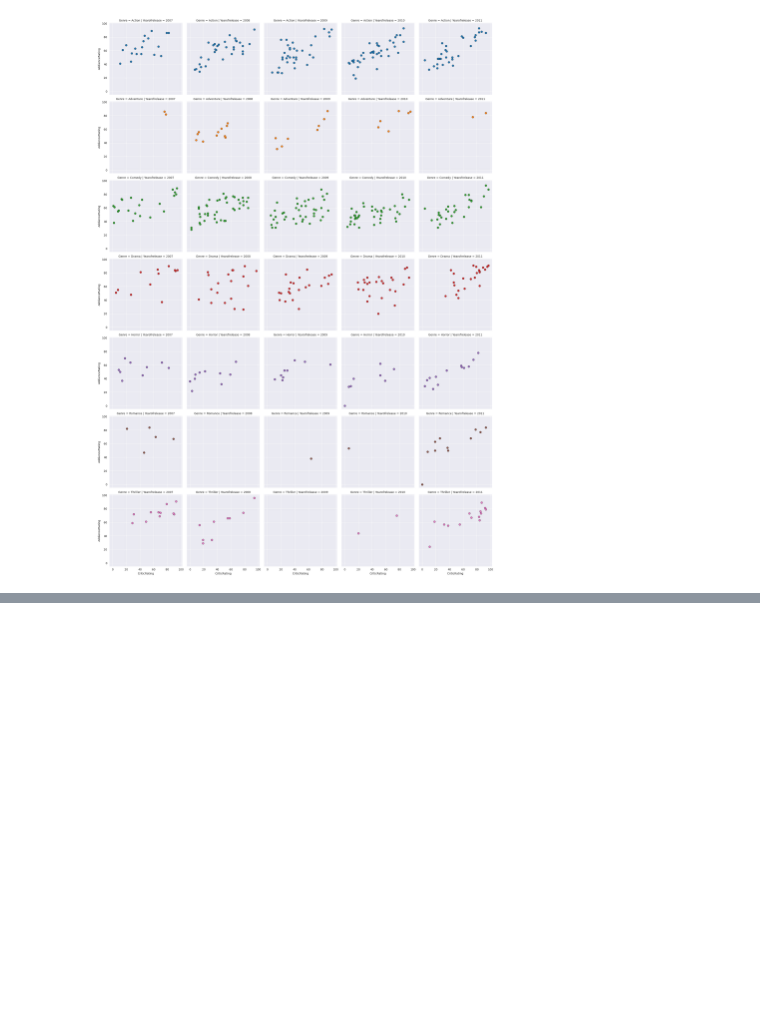
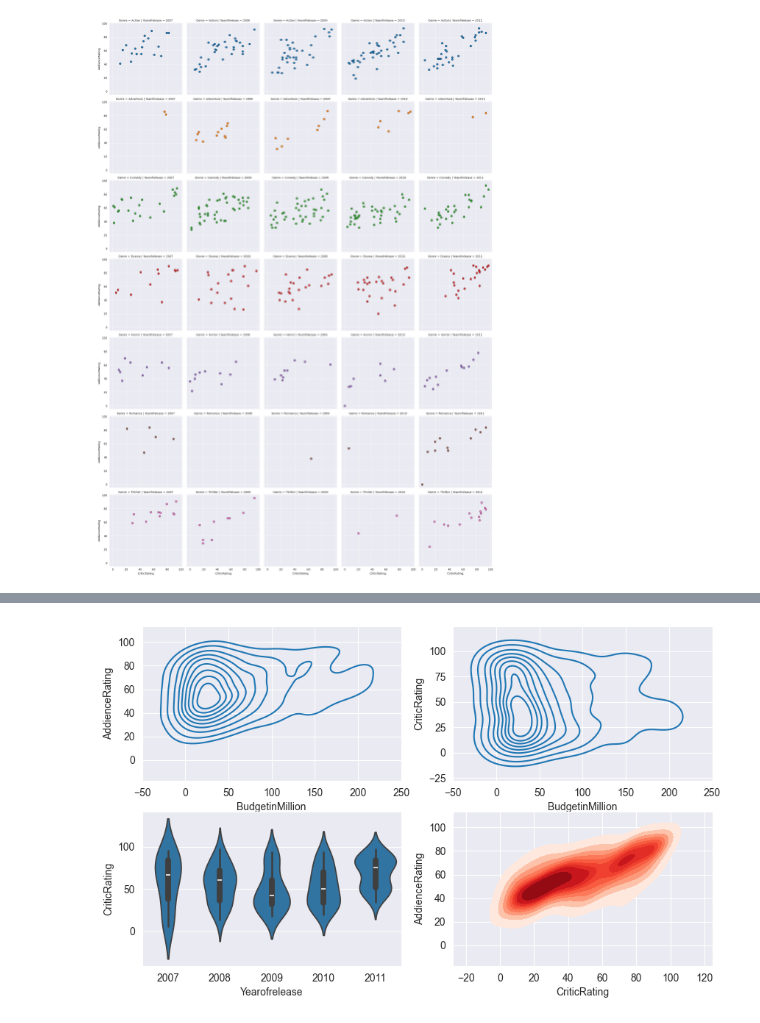
Before and after one commit to narayanarekar/narayanarekar, a Jupyter notebook: python_handson_v1_0.ipynb, the cells around one changed output, grey strips where cells are left out. Cells and saved outputs as stored; diff of their text form; code cells hidden in the pictures; blank space fills up the shorter version.

```diff
--- a/python_handson_v1_0.ipynb
+++ b/python_handson_v1_0.ipynb
@@ -1054,0 +1055,14 @@ g = g.map(plt.hist, 'BudgetinMillion' )
+# %%
+warnings.filterwarnings('ignore')
+sns.set_style('darkgrid')
+f, axes = plt.subplots(2,2, figsize = (10,6), sharex=False, sharey=False)
+k1 = sns.kdeplot(data=movies, x='BudgetinMillion', y='AddienceRating', ax = axes[0,0])
+k2 = sns.kdeplot(data=movies, x='BudgetinMillion', y='CriticRating', ax = axes[0,1])
+k3 = sns.violinplot(data=movies[movies.Genre == 'Drama'], x='Yearofrelease', y='CriticRating', ax = axes[1,0])
+k4 = sns.kdeplot(data=movies, x='CriticRating', y='AddienceRating', shade=True, shade_lowest=False, cmap='Reds' , ax = axes[1,1])
+k4b= sns.kdeplot(data=movies, x='CriticRating', y='AddienceRating', shade=True, cmap='Reds' , ax = axes[1,1])
+k1.set(xlim=(-50,250))
+k2.set(xlim=(-50,250))
+plt.show()
+# %% [output]
+[figure, added]
```
Also changed, not shown: parts of 5 cells of this notebook.
